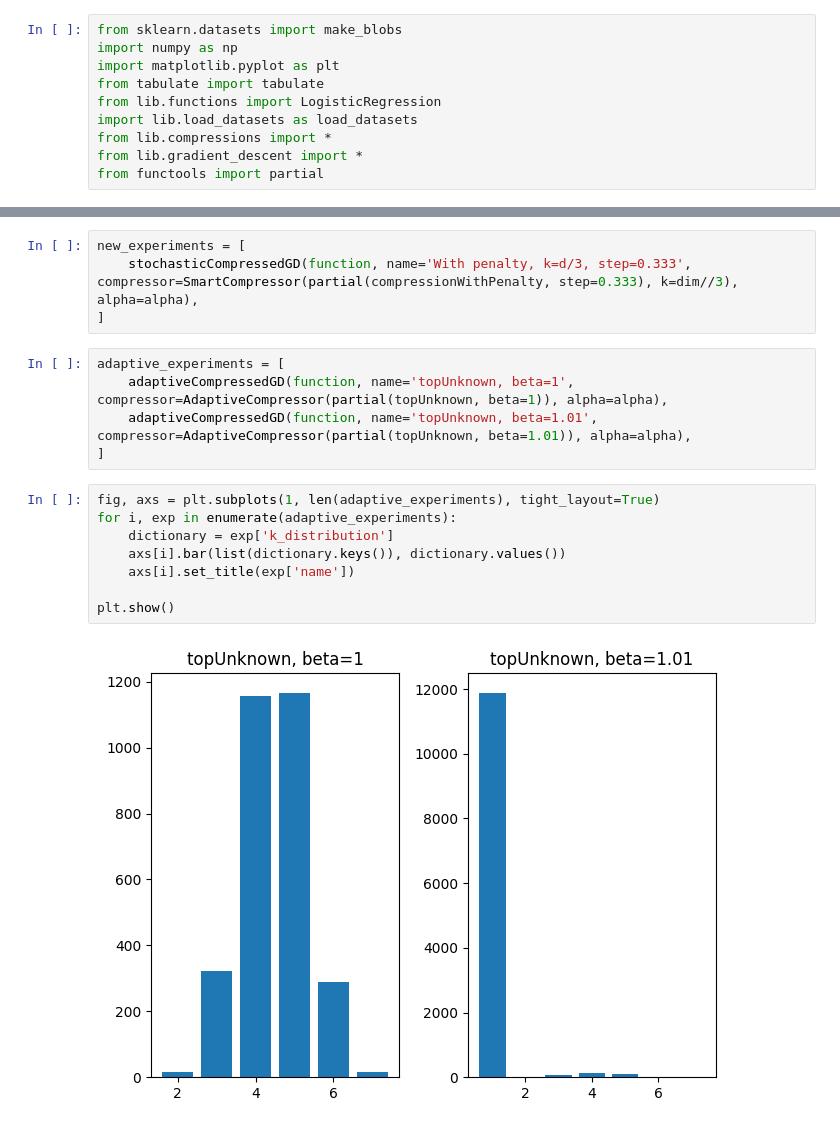
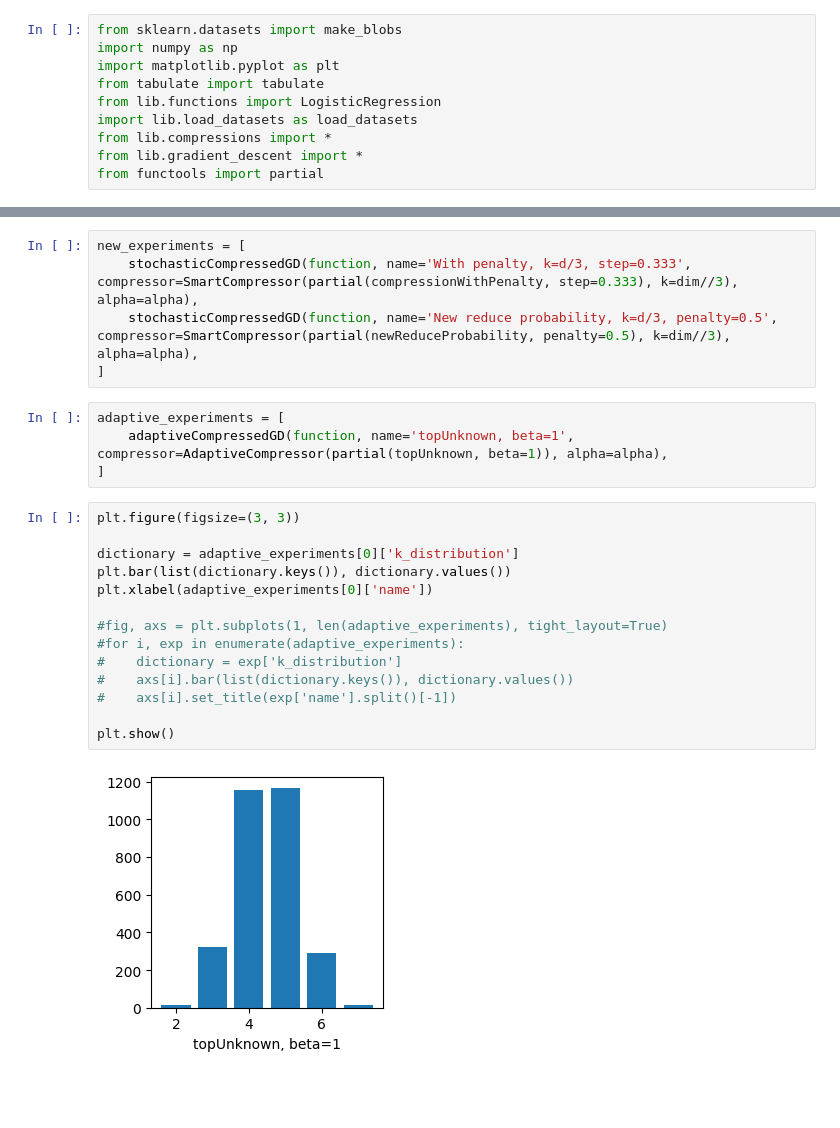
Before and after one commit to ndshaposhnik/compressionGraphics, a Jupyter notebook: graphics.ipynb, the cells around one changed output, grey strips where cells are left out. Saved outputs shown, nothing was run; the diff lists cells and outputs as text; blank space fills up the shorter version.

```diff
--- a/graphics.ipynb
+++ b/graphics.ipynb
@@ -28,22 +32,28 @@ base_experiments = [
 # %%
 new_experiments = [
     stochasticCompressedGD(function, name='With penalty, k=d/3, step=0.333', compressor=SmartCompressor(partial(compressionWithPenalty, step=0.333), k=dim//3), alpha=alpha),
+    stochasticCompressedGD(function, name='New reduce probability, k=d/3, penalty=0.5', compressor=SmartCompressor(partial(newReduceProbability, penalty=0.5), k=dim//3), alpha=alpha),
 ]
-# %%
-adaptive_experiments = [
-    adaptiveCompressedGD(function, name='topUnknown, beta=1', compressor=AdaptiveCompressor(partial(topUnknown, beta=1)), alpha=alpha),
-    adaptiveCompressedGD(function, name='topUnknown, beta=1.01', compressor=AdaptiveCompressor(partial(topUnknown, beta=1.01)), alpha=alpha),
-]
-# %%
-fig, axs = plt.subplots(1, len(adaptive_experiments), tight_layout=True)
-for i, exp in enumerate(adaptive_experiments):
-    dictionary = exp['k_distribution']
-    axs[i].bar(list(dictionary.keys()), dictionary.values())
-    axs[i].set_title(exp['name'])
-
-plt.show()
-# %% [output]
-[figure, removed]
+# %%
+adaptive_experiments = [
+    adaptiveCompressedGD(function, name='topUnknown, beta=1', compressor=AdaptiveCompressor(partial(topUnknown, beta=1)), alpha=alpha),
+]
+# %%
+plt.figure(figsize=(3, 3))
+
+dictionary = adaptive_experiments[0]['k_distribution']
+plt.bar(list(dictionary.keys()), dictionary.values())
+plt.xlabel(adaptive_experiments[0]['name'])
+
+#fig, axs = plt.subplots(1, len(adaptive_experiments), tight_layout=True)
+#for i, exp in enumerate(adaptive_experiments):
+#    dictionary = exp['k_distribution']
+#    axs[i].bar(list(dictionary.keys()), dictionary.values())
+#    axs[i].set_title(exp['name'].split()[-1])
+
+plt.show()
+# %% [output]
+[figure, added]
 # %%
 experiments = base_experiments + new_experiments + adaptive_experiments
 experiments.sort(key=lambda exp : exp['coords'][-1])
```
Also changed, not shown: parts of 4 cells of this notebook, 2 other files.
